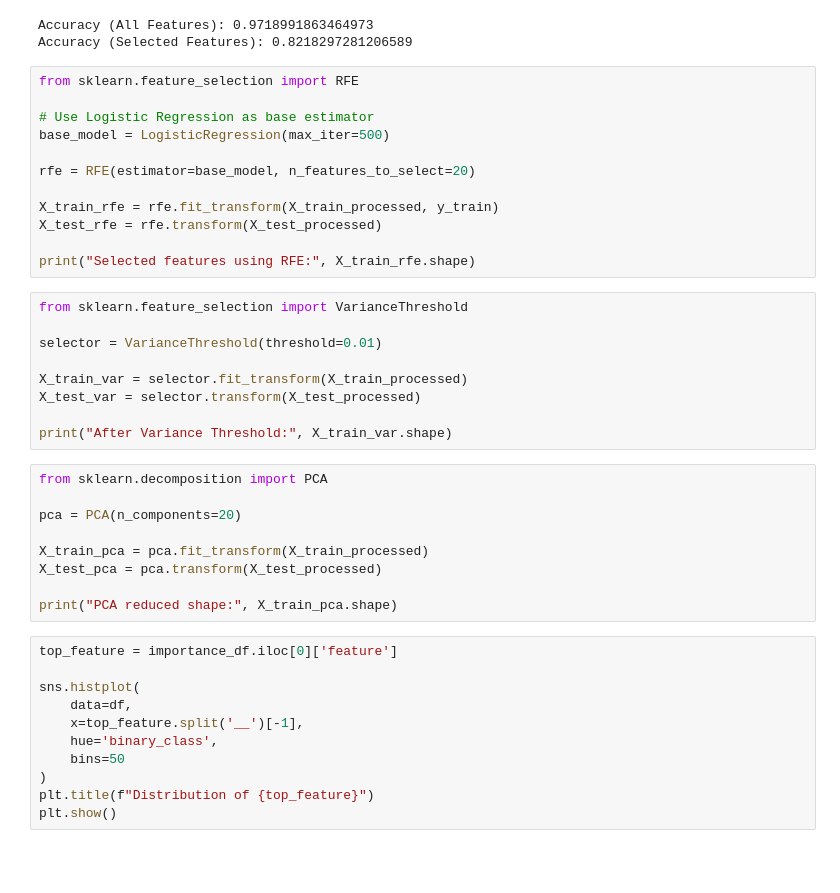
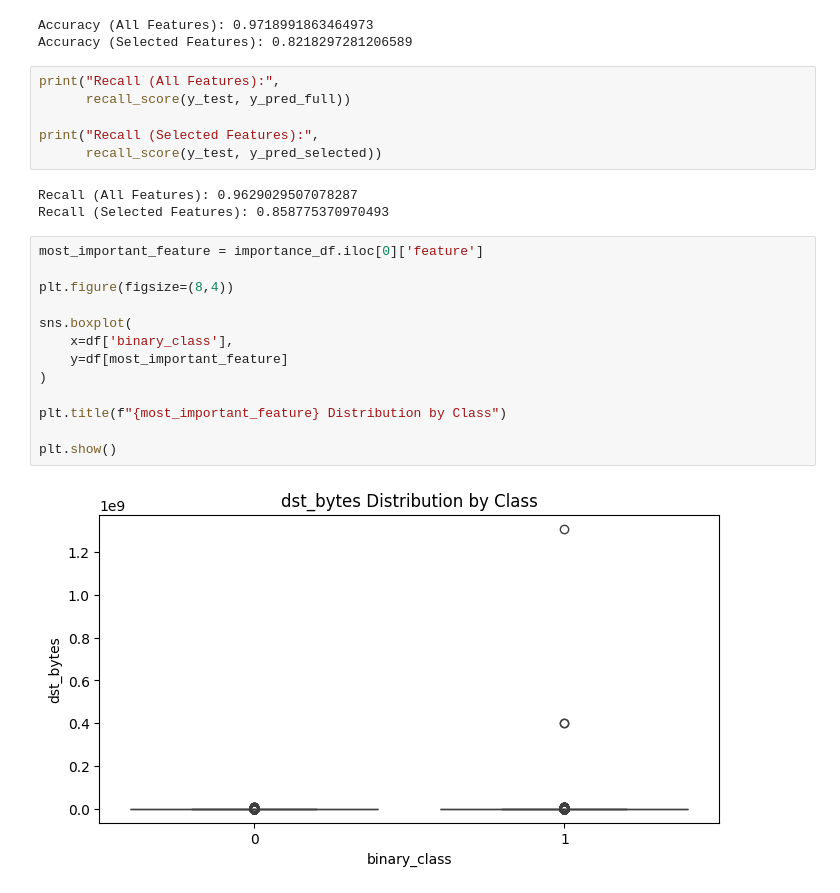
Before and after one commit to mailech/SentinelNet-AI-Powered-Network-Intrusion-Detection-System-, a Jupyter notebook: notebooks/03_feature_engineering_and_selection.ipynb, the cells around one changed output. Drawn from its saved outputs; the diff is of its cells as text; blank space fills up the shorter version.

```diff
--- a/notebooks/03_feature_engineering_and_selection.ipynb
+++ b/notebooks/03_feature_engineering_and_selection.ipynb
@@ -236,43 +256,26 @@ print("Accuracy (Selected Features):", acc_selected)
 Accuracy (All Features): 0.9718991863464973
 Accuracy (Selected Features): 0.8218297281206589
 # %%
-from sklearn.feature_selection import RFE
+print("Recall (All Features):",
+      recall_score(y_test, y_pred_full))
 
-# Use Logistic Regression as base estimator
-base_model = LogisticRegression(max_iter=500)
-
-rfe = RFE(estimator=base_model, n_features_to_select=20)
-
-X_train_rfe = rfe.fit_transform(X_train_processed, y_train)
-X_test_rfe = rfe.transform(X_test_processed)
-
-print("Selected features using RFE:", X_train_rfe.shape)
+print("Recall (Selected Features):",
+      recall_score(y_test, y_pred_selected))
+# %% [output]
+Recall (All Features): 0.9629029507078287
+Recall (Selected Features): 0.858775370970493
 # %%
-from sklearn.feature_selection import VarianceThreshold
+most_important_feature = importance_df.iloc[0]['feature']
 
-selector = VarianceThreshold(threshold=0.01)
+plt.figure(figsize=(8,4))
 
-X_train_var = selector.fit_transform(X_train_processed)
-X_test_var = selector.transform(X_test_processed)
+sns.boxplot(
+    x=df['binary_class'],
+    y=df[most_important_feature]
+)
 
-print("After Variance Threshold:", X_train_var.shape)
+plt.title(f"{most_important_feature} Distribution by Class")
+
+plt.show()
+# %% [output]
+[figure, added]
-# %%
-from sklearn.decomposition import PCA
-
-pca = PCA(n_components=20)
-
-X_train_pca = pca.fit_transform(X_train_processed)
-X_test_pca = pca.transform(X_test_processed)
-
-print("PCA reduced shape:", X_train_pca.shape)
-# %%
-top_feature = importance_df.iloc[0]['feature']
-
-sns.histplot(
-    data=df,
-    x=top_feature.split('__')[-1],
-    hue='binary_class',
-    bins=50
-)
-plt.title(f"Distribution of {top_feature}")
-plt.show()
```
Also changed, not shown: parts of 20 cells of this notebook.
